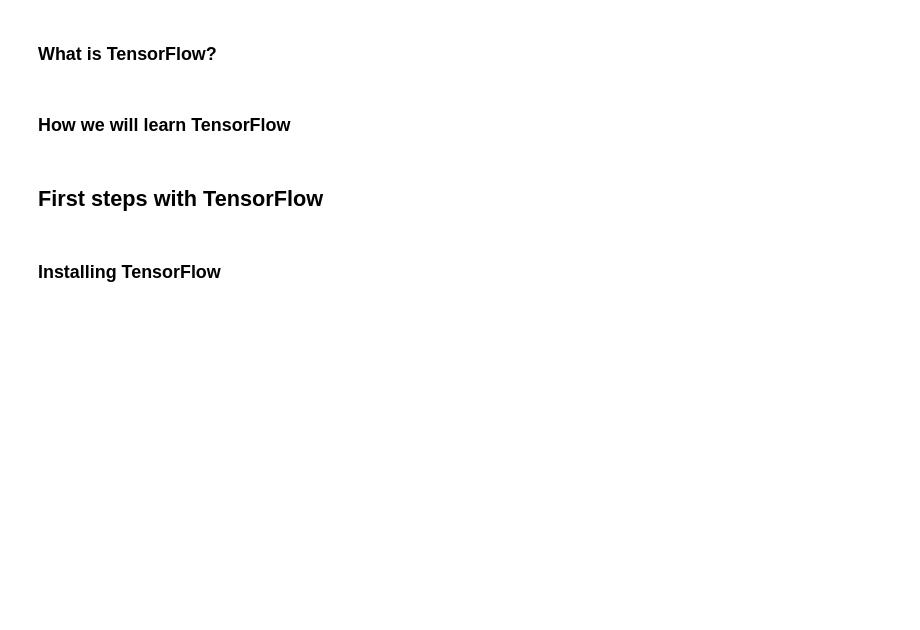
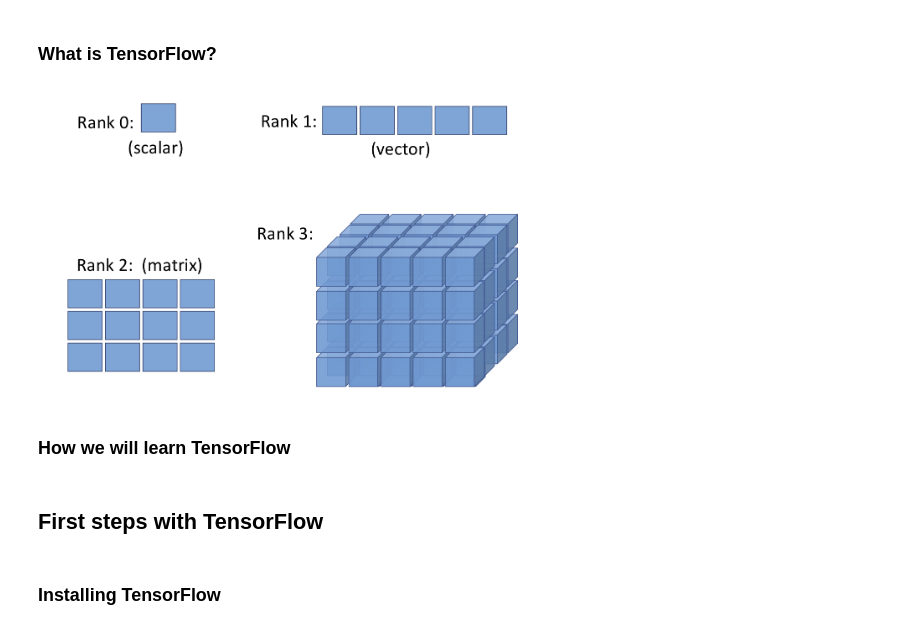
Before and after one commit to rasbt/python-machine-learning-book-3rd-edition, a Jupyter notebook: ch13/ch13_part1.ipynb, the cells around one changed output. Saved outputs shown, nothing was run; the diff lists cells and outputs as text; code cells hidden in the pictures; blank space fills up the shorter version.

```diff
--- a/ch13/ch13_part1.ipynb
+++ b/ch13/ch13_part1.ipynb
@@ -28,5 +33,9 @@ tensorflow 2.0.0
 # %% [markdown]
 ### What is TensorFlow?
+# %%
+Image(filename='images/02.png', width=500)
+# %% [output]
+[figure, added]
 # %% [markdown]
 ### How we will learn TensorFlow
 # %% [markdown]
```
Also changed, not shown: parts of 19 cells of this notebook, 9 other files.
